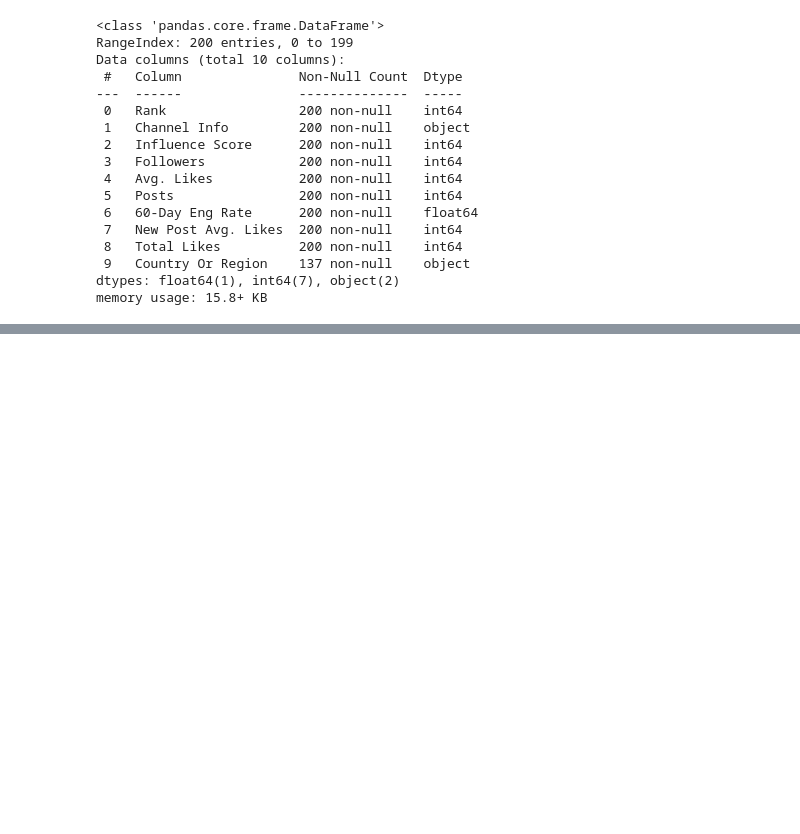
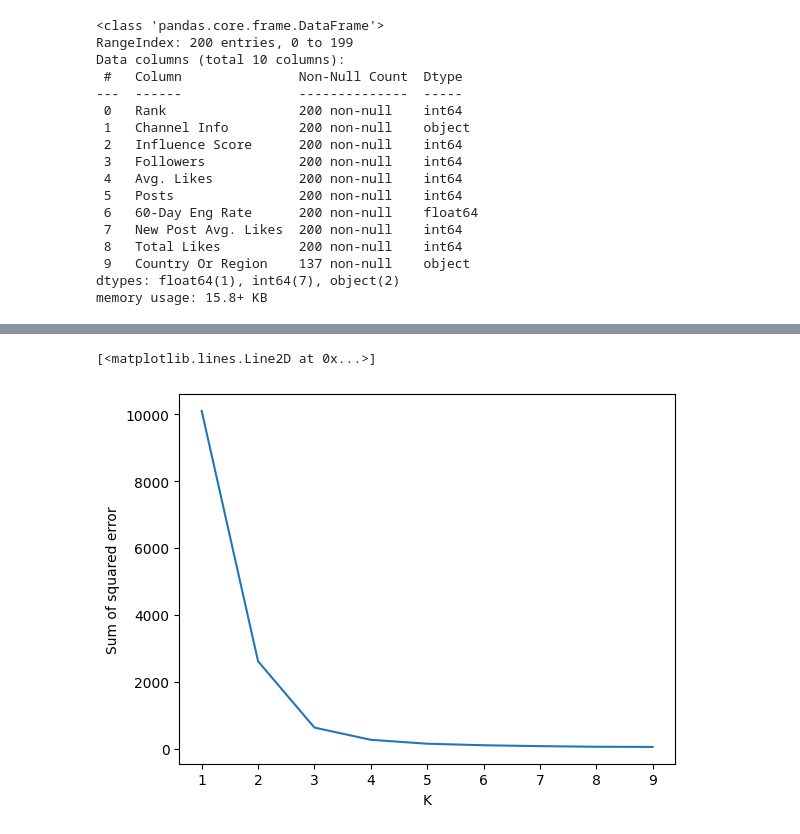
Before and after one commit to obaliuta/instablogers, a Jupyter notebook: notebook.ipynb, the cells around one changed output, grey strips where cells are left out. Saved outputs shown, nothing was run; the diff lists cells and outputs as text; code cells hidden in the pictures; blank space fills up the shorter version.

```diff
--- a/notebook.ipynb
+++ b/notebook.ipynb
@@ -93,0 +214,11 @@ sns.heatmap(df.corr())
+# %%
+# let's drop the chanel name and rank column as it's most likely made based on other features and encode Country column
+X = df.drop(['Channel Info','Rank'], axis=1)
+X['Country Or Region'] = LabelEncoder().fit_transform(X['Country Or Region'])
+
+#and scale the data
+scaler = MinMaxScaler()
+for col in ['Influence Score', 'Followers',	 'Avg. Likes', 'Posts', '60-Day Eng Rate', 'New Post Avg. Likes', 'Total Likes']:
+    X = X.copy()
+    X[col] = scaler.fit_transform(np.array(X[col]).reshape(-1,1))
+X
@@ -93,0 +239,16 @@ sns.heatmap(df.corr())
+# %%
+#creating "elbow data" to estimate the number of N clusters
+sse = []
+k_rng = range(1,10)
+for k in k_rng:
+    km = KMeans(n_clusters=k)
+    km.fit(X)
+    sse.append(km.inertia_)
+
+#ploting a label, making sure it's 2
+plt.xlabel('K')
+plt.ylabel('Sum of squared error')
+plt.plot(k_rng,sse)
+# %% [output]
+[<matplotlib.lines.Line2D at 0x...>]
+[figure, added]
```
Also changed, not shown: parts of 16 cells of this notebook, 1 other file.
